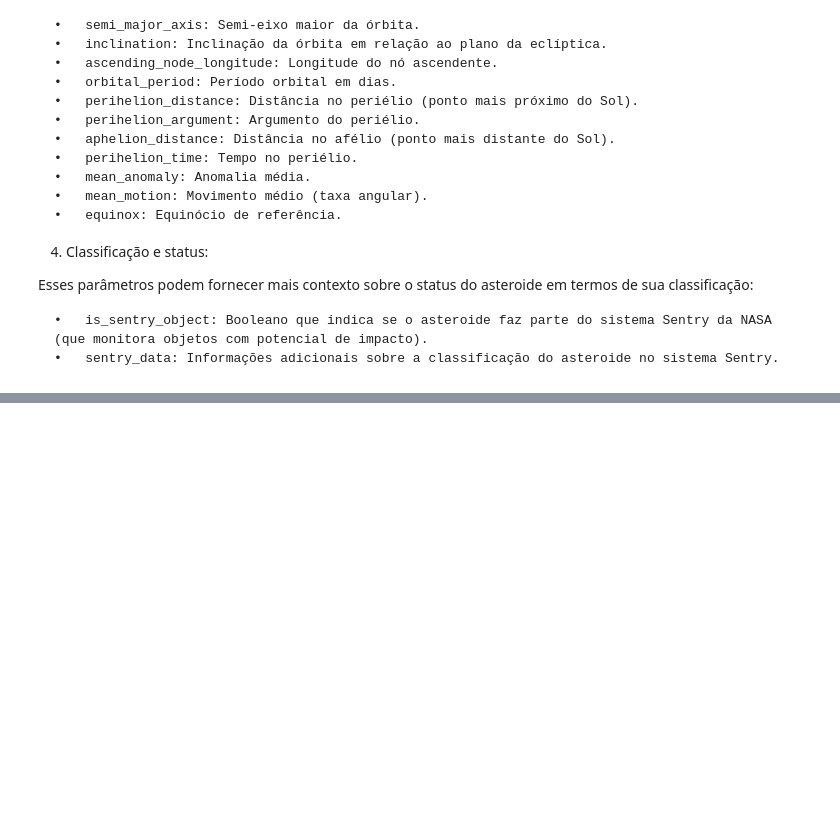
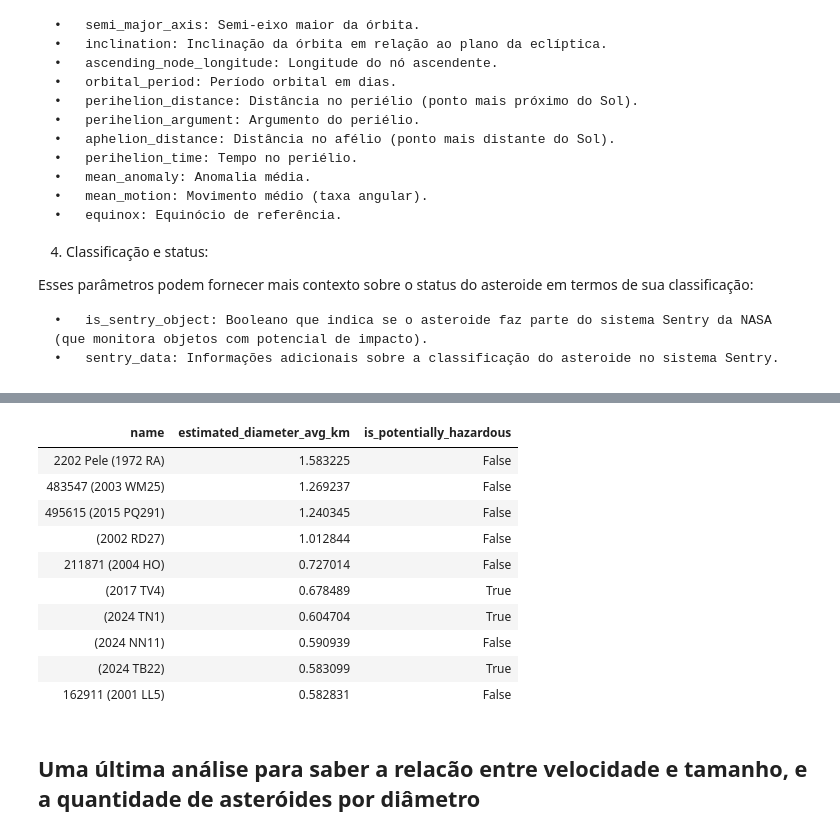
Before and after one commit to ero2003730/Nasa-NEO-API-Analysis, a Jupyter notebook: nasa.ipynb, the cells around one changed output, grey strips where cells are left out. Drawn from its saved outputs; the diff is of its cells as text; code cells hidden in the pictures; blank space fills up the shorter version.

```diff
--- a/nasa.ipynb
+++ b/nasa.ipynb
@@ -603,0 +570,30 @@ plt.show()
+# %%
+df_asteroids['estimated_diameter_avg_km'] = (df_asteroids['estimated_diameter_min_km'] + df_asteroids['estimated_diameter_max_km']) / 2
+
+df_asteroids['is_potentially_hazardous'] = df_asteroids['is_potentially_hazardous'].map({0: 'False', 1: 'True'})
+
+top_10_largest_asteroids = df_asteroids[['name', 'estimated_diameter_avg_km', 'is_potentially_hazardous']].sort_values(by='estimated_diameter_avg_km', ascending=False).head(10)
+
+def color_potentially_hazardous(val):
+    if val == 'True':
+        return 'color: red'
+    else:
+        return 'color: green'
+
+styled_table_largest_asteroids = top_10_largest_asteroids.style.applymap(color_potentially_hazardous, subset=['is_potentially_hazardous']).set_properties(subset=['is_potentially_hazardous'], **{'font-weight': 'bold'})
+
+styled_table_largest_asteroids.set_table_attributes('style="border-collapse:collapse"').hide(axis='index')
+# %% [output]
+| name | estimated_diameter_avg_km | is_potentially_hazardous |
+| 2202 Pele (1972 RA) | 1.583225 | False |
+| 483547 (2003 WM25) | 1.269237 | False |
+| 495615 (2015 PQ291) | 1.240345 | False |
+| (2002 RD27) | 1.012844 | False |
+| 211871 (2004 HO) | 0.727014 | False |
+| (2017 TV4) | 0.678489 | True |
+| (2024 TN1) | 0.604704 | True |
+| (2024 NN11) | 0.590939 | False |
+| (2024 TB22) | 0.583099 | True |
+| 162911 (2001 LL5) | 0.582831 | False |
+# %% [markdown]
+## Uma última análise para saber a relacão entre velocidade e tamanho, e a quantidade de asteróides por diâmetro
```
Also changed, not shown: parts of 47 cells of this notebook.
